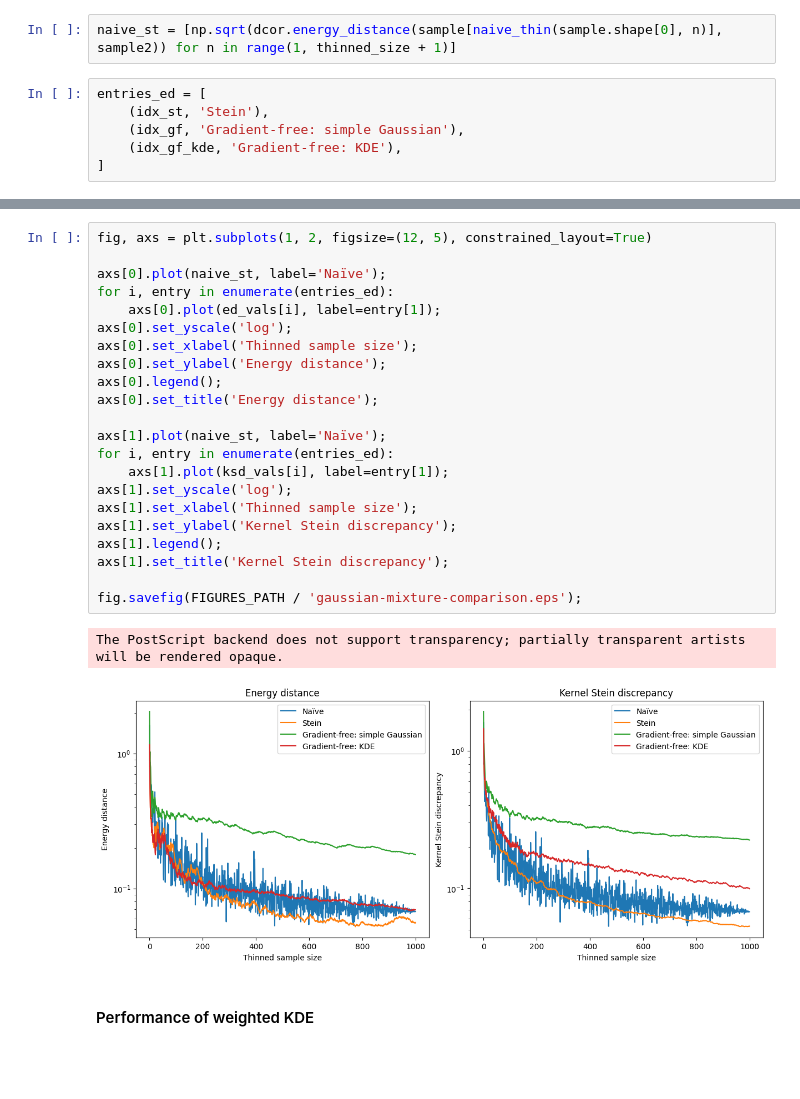
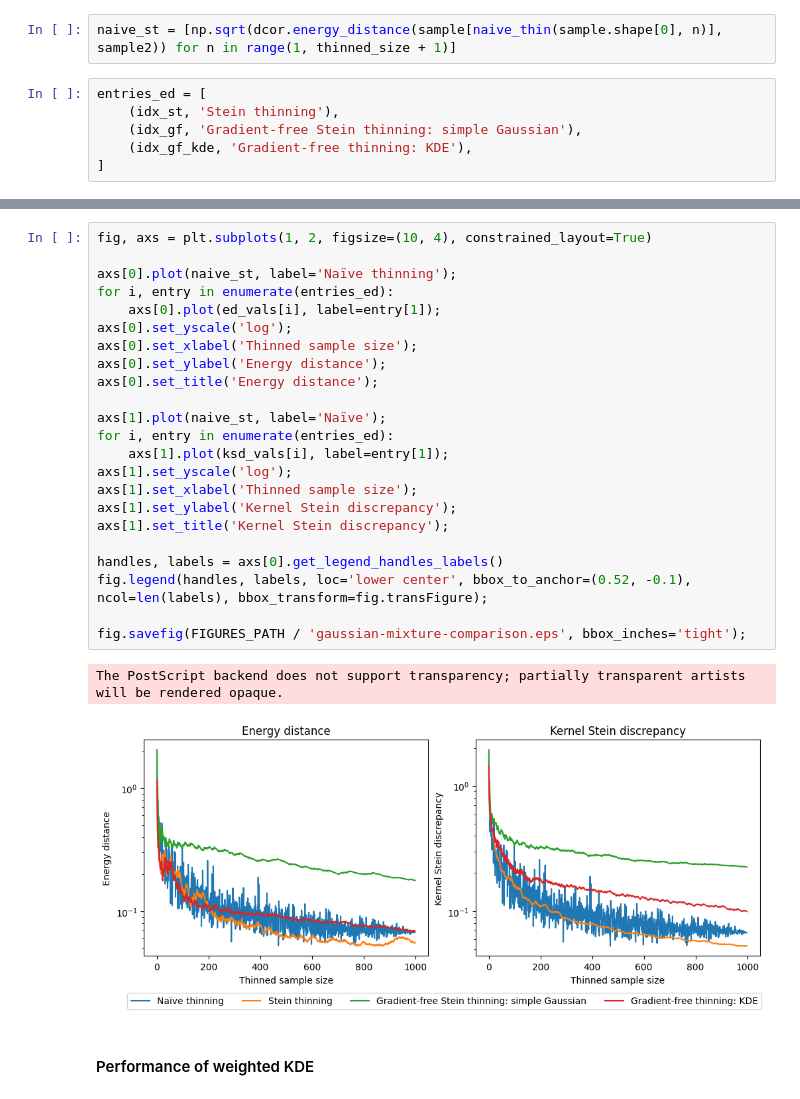
Before and after one commit to aglebov/gradient-free-mcmc-postprocessing, a Jupyter notebook: code/notebooks/gaussian_mixture/Gaussian_mixture.ipynb, the cells around one changed output, grey strips where cells are left out. Drawn from its saved outputs; the diff is of its cells as text; blank space fills up the shorter version.

Commit message:
Increase font in Lotka-Volterra plots, a single legend on comparison plot for bivariate Gaussian mixture

```diff
--- a/code/notebooks/gaussian_mixture/Gaussian_mixture.ipynb
+++ b/code/notebooks/gaussian_mixture/Gaussian_mixture.ipynb
@@ -332,9 +332,9 @@ dtype: float64
 naive_st = [np.sqrt(dcor.energy_distance(sample[naive_thin(sample.shape[0], n)], sample2)) for n in range(1, thinned_size + 1)]
 # %%
 entries_ed = [
-    (idx_st, 'Stein'),
-    (idx_gf, 'Gradient-free: simple Gaussian'),
-    (idx_gf_kde, 'Gradient-free: KDE'),
+    (idx_st, 'Stein thinning'),
+    (idx_gf, 'Gradient-free Stein thinning: simple Gaussian'),
+    (idx_gf_kde, 'Gradient-free thinning: KDE'),
 ]
 # %%
 %%time
@@ -362,28 +362,29 @@ Wall time: 1min 56s
 # %%
-fig, axs = plt.subplots(1, 2, figsize=(12, 5), constrained_layout=True)
+fig, axs = plt.subplots(1, 2, figsize=(10, 4), constrained_layout=True)
 
-axs[0].plot(naive_st, label='Naïve');
+axs[0].plot(naive_st, label='Naïve thinning');
 for i, entry in enumerate(entries_ed):
     axs[0].plot(ed_vals[i], label=entry[1]);
 axs[0].set_yscale('log');
 axs[0].set_xlabel('Thinned sample size');
 axs[0].set_ylabel('Energy distance');
-axs[0].legend();
 axs[0].set_title('Energy distance');
 
 axs[1].plot(naive_st, label='Naïve');
 for i, entry in enumerate(entries_ed):
     axs[1].plot(ksd_vals[i], label=entry[1]);
 axs[1].set_yscale('log');
 axs[1].set_xlabel('Thinned sample size');
 axs[1].set_ylabel('Kernel Stein discrepancy');
-axs[1].legend();
 axs[1].set_title('Kernel Stein discrepancy');
 
-fig.savefig(FIGURES_PATH / 'gaussian-mixture-comparison.eps');
+handles, labels = axs[0].get_legend_handles_labels()
+fig.legend(handles, labels, loc='lower center', bbox_to_anchor=(0.52, -0.1), ncol=len(labels), bbox_transform=fig.transFigure);
+
+fig.savefig(FIGURES_PATH / 'gaussian-mixture-comparison.eps', bbox_inches='tight');
 # %% [output]
 The PostScript backend does not support transparency; partially transparent artists will be rendered opaque.
-[figure, old version]
+[figure, new version]
 # %% [markdown]
 #### Performance of weighted KDE
 # %% [markdown]
```
Also changed, not shown: parts of 4 cells of this notebook, 16 other files.
